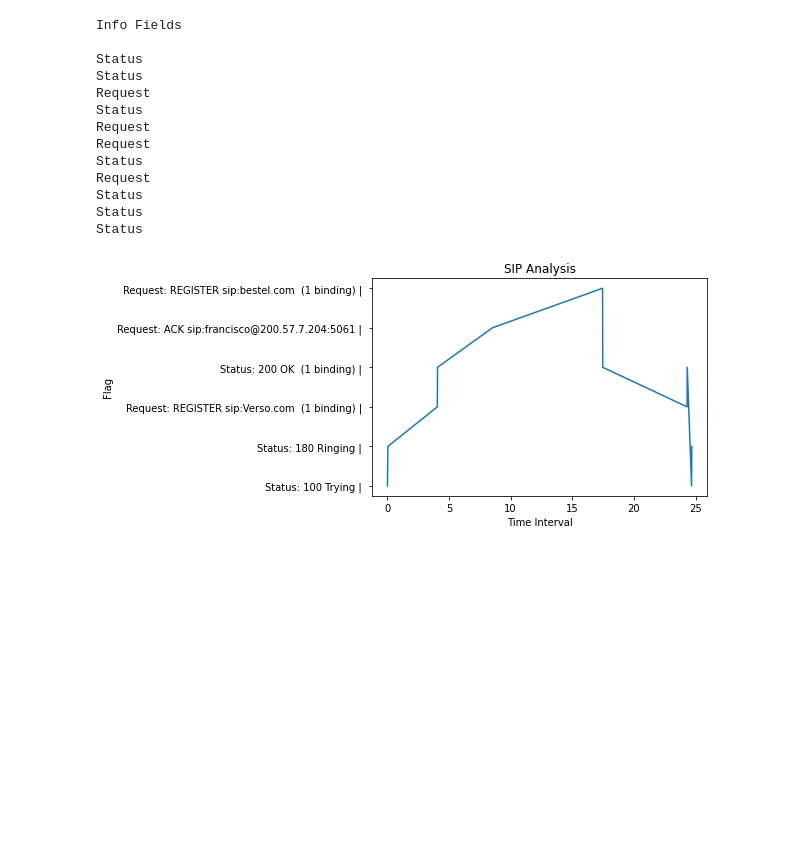
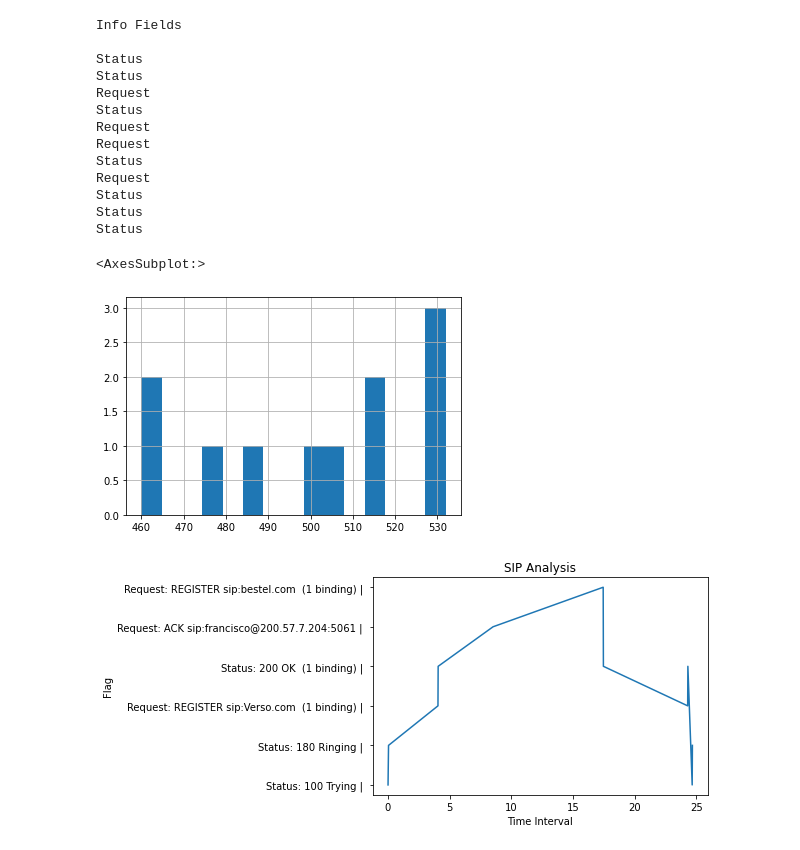
Before and after one commit to akashdecoder/CISCO_PROJECT_SIP_PROTOCOL, a Jupyter notebook: SIPAnalysis.ipynb, the cells around one changed output. Saved outputs shown, nothing was run; the diff lists cells and outputs as text; code cells hidden in the pictures; blank space fills up the shorter version.

Commit message:
Added matplotlib bar graph

```diff
--- a/SIPAnalysis.ipynb
+++ b/SIPAnalysis.ipynb
@@ -1,7 +1,7 @@
 # %%
 import pandas as pd
 # %%
-df = pd.read_csv('sipall.csv')
+df = pd.read_csv('D:/cisco/CISCO_PROJECT_SIP_PROTOCOL/sipall.csv')
 # %%
 #PCAP Data
 df
@@ -80,6 +80,12 @@ Request
 Status
 Status
 Status
+# %%
+%matplotlib inline
+df[df['Protocol']=='SIP'].Length.hist(bins=15)
+# %% [output]
+<AxesSubplot:>
+[figure, added]
 # %%
 import matplotlib.pyplot as plt
 # %%
@@ -89,4 +95,4 @@ plt.ylabel('Flag')
 plt.title('SIP Analysis')
 plt.show()
 # %% [output]
-[figure, old version]
+[figure, new version]
```
